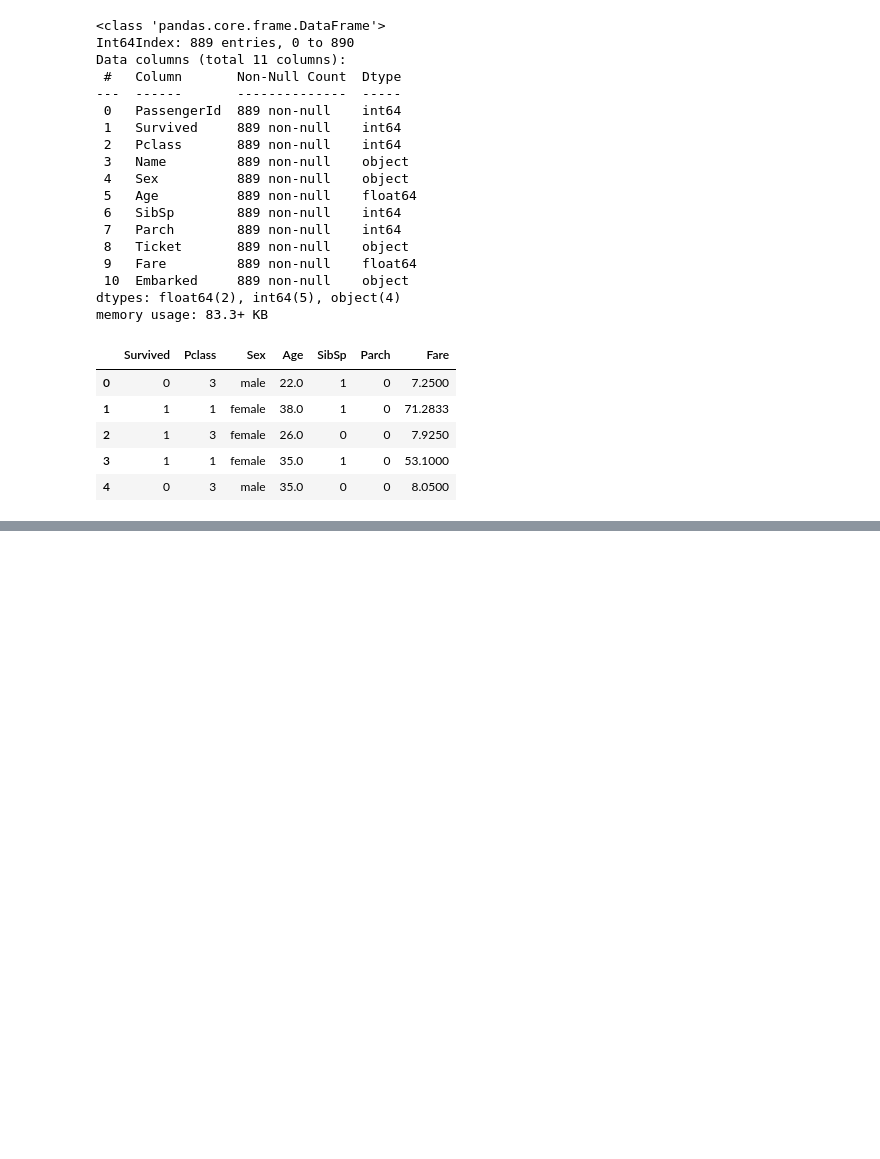
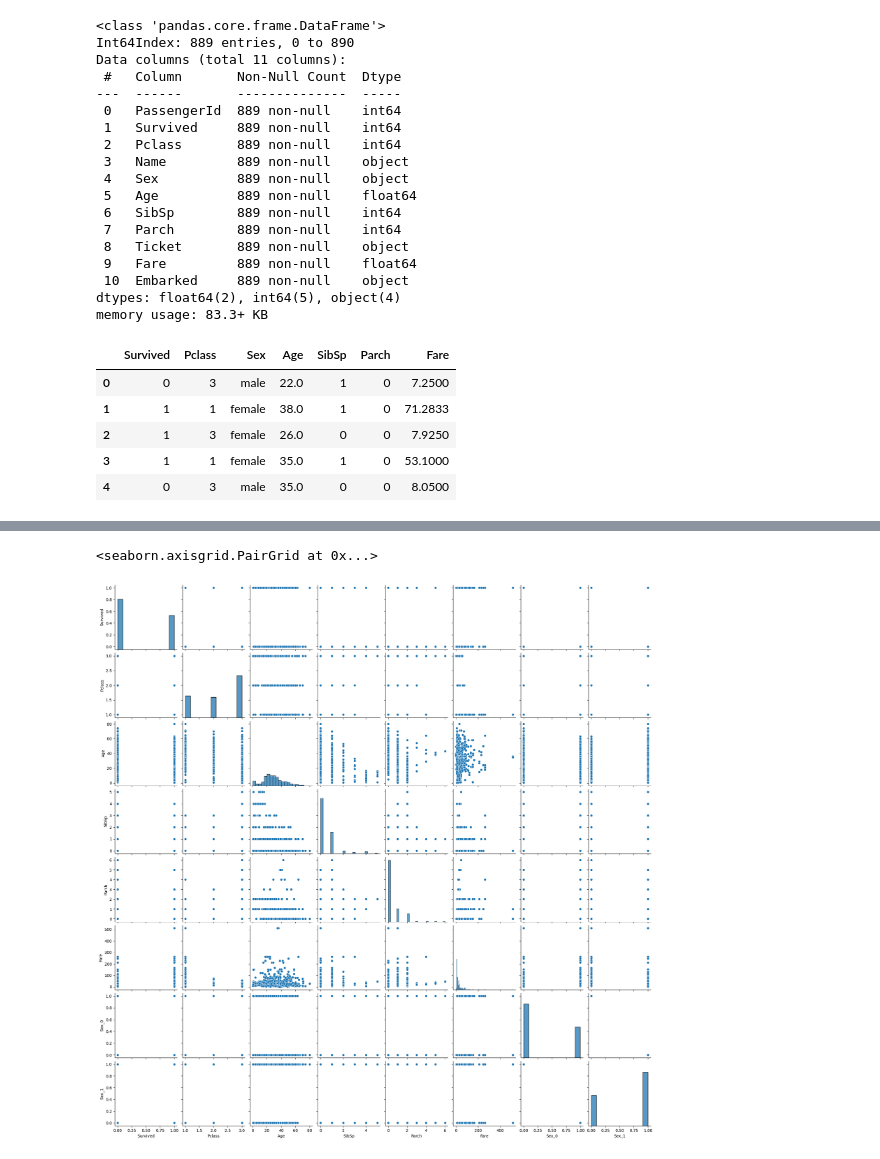
Before and after one commit to Ankith7889/AIML-Project, a Jupyter notebook: titanic.ipynb, the cells around one changed output, grey strips where cells are left out. Saved outputs shown, nothing was run; the diff lists cells and outputs as text; code cells hidden in the pictures; blank space fills up the shorter version.

```diff
--- a/titanic.ipynb
+++ b/titanic.ipynb
@@ -130,0 +169,5 @@ data.head()
+# %%
+sns.pairplot(data)
+# %% [output]
+<seaborn.axisgrid.PairGrid at 0x...>
+[figure, added]
```
Also changed, not shown: parts of 12 cells of this notebook.
